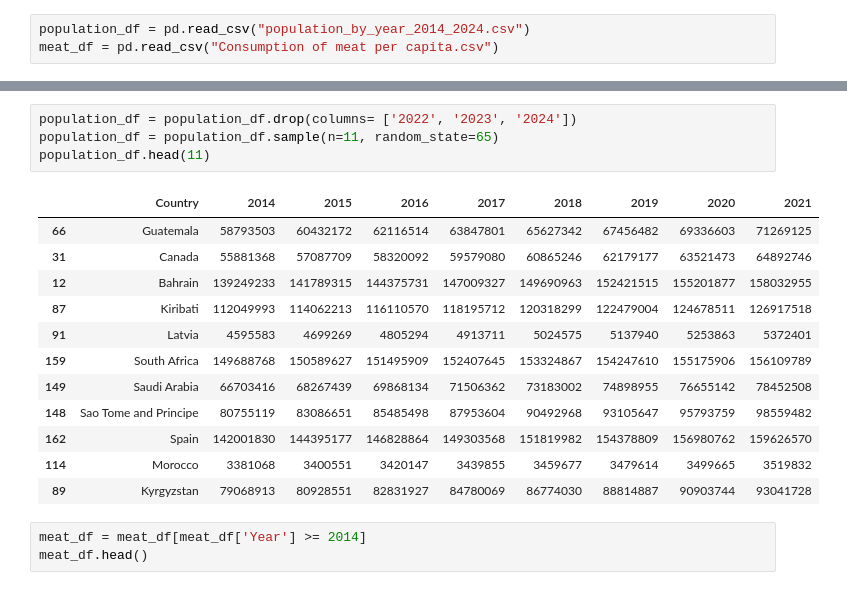
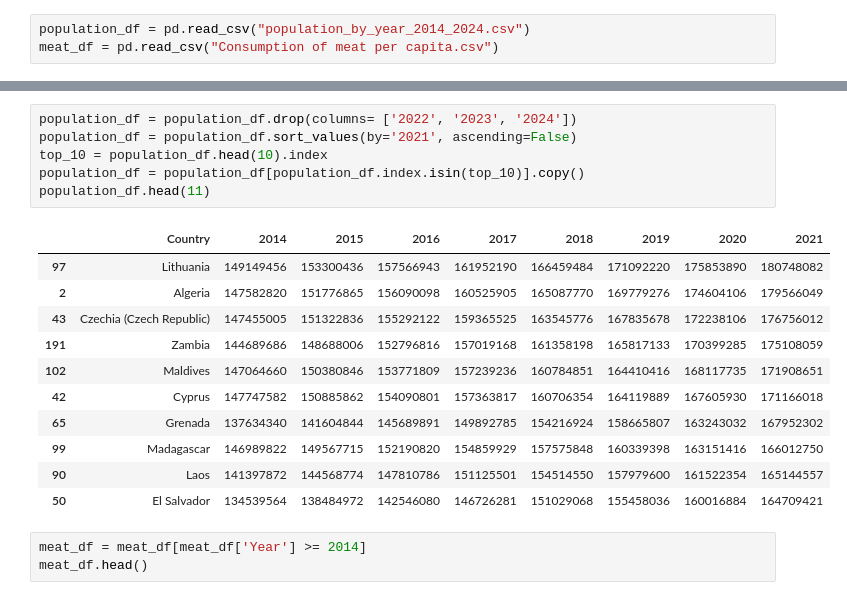
Before and after one commit to seccodingguy/Team1---Project2, a Jupyter notebook: Team2Project.ipynb, the cells around one changed output, grey strips where cells are left out. Drawn from its saved outputs; the diff is of its cells as text.

```diff
--- a/Team2Project.ipynb
+++ b/Team2Project.ipynb
@@ -33,20 +52,21 @@ meat_df = pd.read_csv("Consumption of meat per capita.csv")
 # %%
 population_df = population_df.drop(columns= ['2022', '2023', '2024'])
-population_df = population_df.sample(n=11, random_state=65)
+population_df = population_df.sort_values(by='2021', ascending=False)
+top_10 = population_df.head(10).index
+population_df = population_df[population_df.index.isin(top_10)].copy()
 population_df.head(11)
 # %% [output]
 |  | Country | 2014 | 2015 | 2016 | 2017 | 2018 | 2019 | 2020 | 2021 |
-| 66 | Guatemala | 58793503 | 60432172 | 62116514 | 63847801 | 65627342 | 67456482 | 69336603 | 71269125 |
-| 31 | Canada | 55881368 | 57087709 | 58320092 | 59579080 | 60865246 | 62179177 | 63521473 | 64892746 |
-| 12 | Bahrain | 139249233 | 141789315 | 144375731 | 147009327 | 149690963 | 152421515 | 155201877 | 158032955 |
-| 87 | Kiribati | 112049993 | 114062213 | 116110570 | 118195712 | 120318299 | 122479004 | 124678511 | 126917518 |
-| 91 | Latvia | 4595583 | 4699269 | 4805294 | 4913711 | 5024575 | 5137940 | 5253863 | 5372401 |
-| 159 | South Africa | 149688768 | 150589627 | 151495909 | 152407645 | 153324867 | 154247610 | 155175906 | 156109789 |
-| 149 | Saudi Arabia | 66703416 | 68267439 | 69868134 | 71506362 | 73183002 | 74898955 | 76655142 | 78452508 |
-| 148 | Sao Tome and Principe | 80755119 | 83086651 | 85485498 | 87953604 | 90492968 | 93105647 | 95793759 | 98559482 |
-| 162 | Spain | 142001830 | 144395177 | 146828864 | 149303568 | 151819982 | 154378809 | 156980762 | 159626570 |
-| 114 | Morocco | 3381068 | 3400551 | 3420147 | 3439855 | 3459677 | 3479614 | 3499665 | 3519832 |
-| 89 | Kyrgyzstan | 79068913 | 80928551 | 82831927 | 84780069 | 86774030 | 88814887 | 90903744 | 93041728 |
+| 97 | Lithuania | 149149456 | 153300436 | 157566943 | 161952190 | 166459484 | 171092220 | 175853890 | 180748082 |
+| 2 | Algeria | 147582820 | 151776865 | 156090098 | 160525905 | 165087770 | 169779276 | 174604106 | 179566049 |
+| 43 | Czechia (Czech Republic) | 147455005 | 151322836 | 155292122 | 159365525 | 163545776 | 167835678 | 172238106 | 176756012 |
+| 191 | Zambia | 144689686 | 148688006 | 152796816 | 157019168 | 161358198 | 165817133 | 170399285 | 175108059 |
+| 102 | Maldives | 147064660 | 150380846 | 153771809 | 157239236 | 160784851 | 164410416 | 168117735 | 171908651 |
+| 42 | Cyprus | 147747582 | 150885862 | 154090801 | 157363817 | 160706354 | 164119889 | 167605930 | 171166018 |
+| 65 | Grenada | 137634340 | 141604844 | 145689891 | 149892785 | 154216924 | 158665807 | 163243032 | 167952302 |
+| 99 | Madagascar | 146989822 | 149567715 | 152190820 | 154859929 | 157575848 | 160339398 | 163151416 | 166012750 |
+| 90 | Laos | 141397872 | 144568774 | 147810786 | 151125501 | 154514550 | 157979600 | 161522354 | 165144557 |
+| 50 | El Salvador | 134539564 | 138484972 | 142546080 | 146726281 | 151029068 | 155458036 | 160016884 | 164709421 |
 # %%
 meat_df = meat_df[meat_df['Year'] >= 2014]
 meat_df.head()
```
Also changed, not shown: parts of 16 cells of this notebook.
